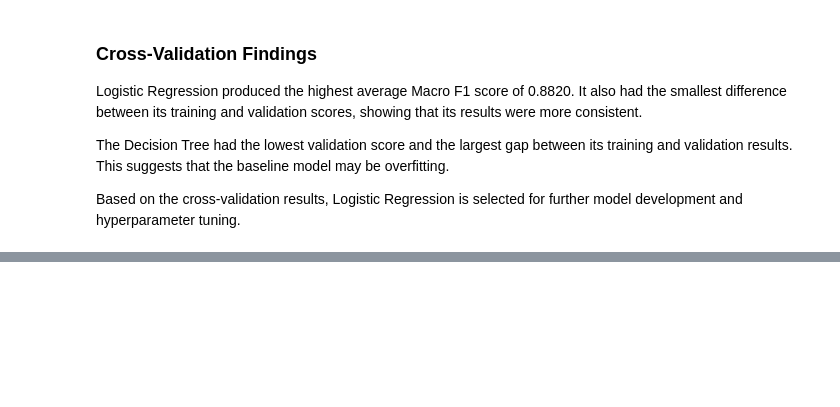
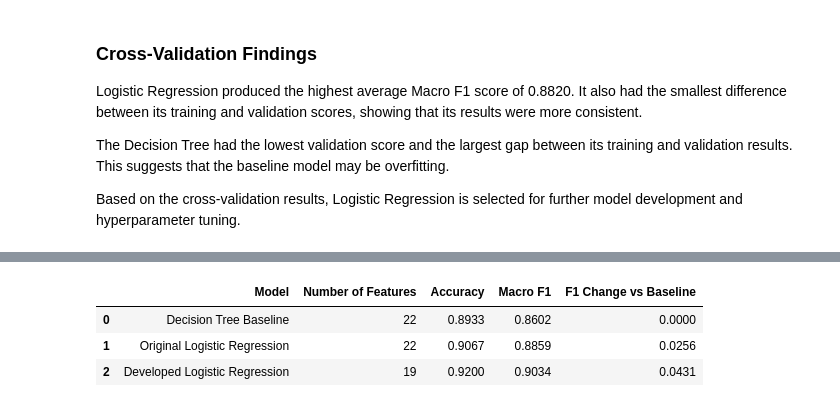
Before and after one commit to ShiroiYukiis/mldp, a Jupyter notebook: MLDP Program Codes Submission Template.ipynb, the cells around one changed output, grey strips where cells are left out. Drawn from its saved outputs; the diff is of its cells as text; code cells hidden in the pictures; blank space fills up the shorter version.

Commit message:
further model development and evaluation

```diff
--- a/MLDP Program Codes Submission Template.ipynb
+++ b/MLDP Program Codes Submission Template.ipynb
@@ -1182,0 +1436,84 @@ Based on the cross-validation results, Logistic Regression is selected for furth
+# %%
+# Store the developed model
+final_logistic_model = (
+    logistic_random_search.best_estimator_
+)
+
+# Predict using the selected test features
+y_test_pred_final = final_logistic_model.predict(
+    X_test_selected
+)
+# %%
+# Predictions from the earlier models
+y_test_pred_tree = trained_models[
+    'Decision Tree (Baseline)'
+].predict(X_test)
+
+y_test_pred_original_logistic = trained_models[
+    'Logistic Regression'
+].predict(X_test)
+
+development_comparison = pd.DataFrame({
+    'Model': [
+        'Decision Tree Baseline',
+        'Original Logistic Regression',
+        'Developed Logistic Regression'
+    ],
+    'Number of Features': [
+        X_test.shape[1],
+        X_test.shape[1],
+        X_test_selected.shape[1]
+    ],
+    'Accuracy': [
+        accuracy_score(
+            y_test,
+            y_test_pred_tree
+        ),
+        accuracy_score(
+            y_test,
+            y_test_pred_original_logistic
+        ),
+        accuracy_score(
+            y_test,
+            y_test_pred_final
+        )
+    ],
+    'Macro F1': [
+        f1_score(
+            y_test,
+            y_test_pred_tree,
+            average='macro'
+        ),
+        f1_score(
+            y_test,
+            y_test_pred_original_logistic,
+            average='macro'
+        ),
+        f1_score(
+            y_test,
+            y_test_pred_final,
+            average='macro'
+        )
+    ]
+})
+
+baseline_f1 = development_comparison.loc[
+    development_comparison[
+        'Model'
+    ] == 'Decision Tree Baseline',
+    'Macro F1'
+].iloc[0]
+
+development_comparison[
+    'F1 Change vs Baseline'
+] = (
+    development_comparison['Macro F1']
+    - baseline_f1
+)
+
+display(development_comparison.round(4))
+# %% [output]
+|  | Model | Number of Features | Accuracy | Macro F1 | F1 Change vs Baseline |
+| 0 | Decision Tree Baseline | 22 | 0.8933 | 0.8602 | 0.0000 |
+| 1 | Original Logistic Regression | 22 | 0.9067 | 0.8859 | 0.0256 |
+| 2 | Developed Logistic Regression | 19 | 0.9200 | 0.9034 | 0.0431 |
```
Also changed, not shown: parts of 15 cells of this notebook.
